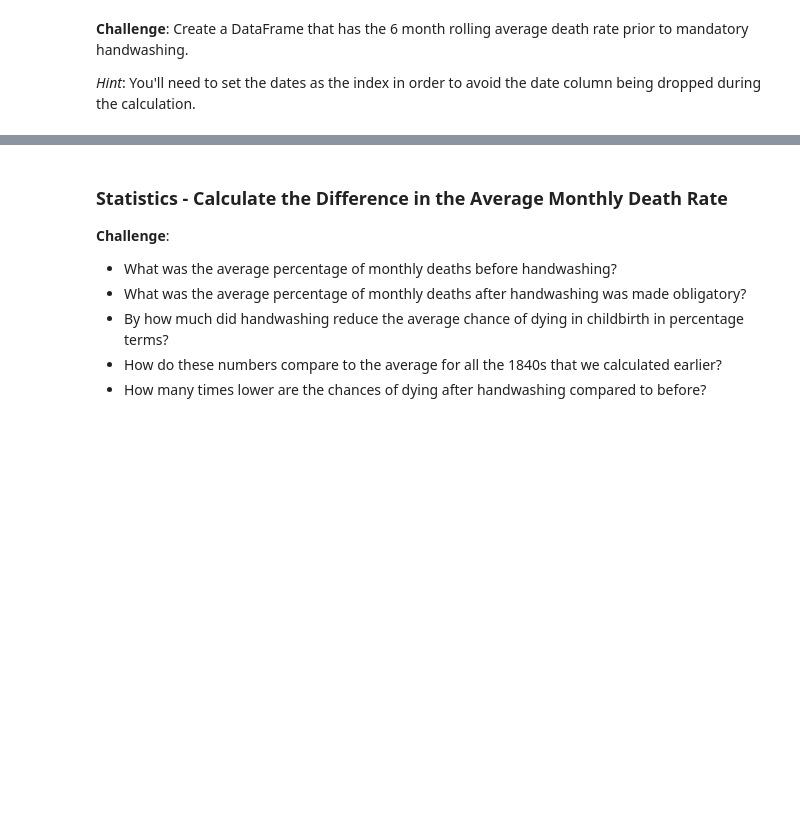
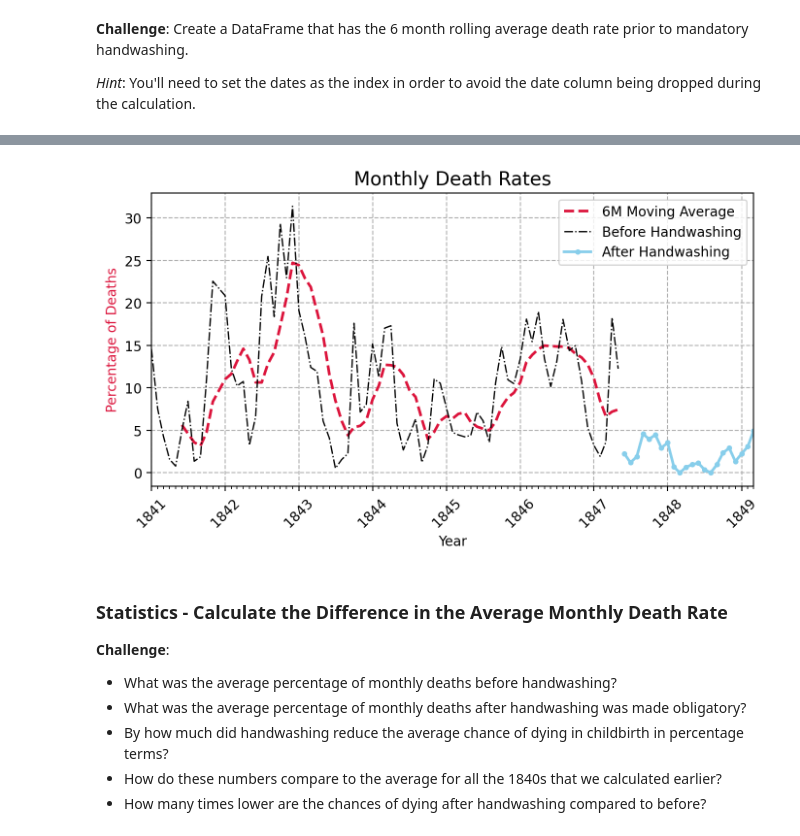
Before and after one commit to zoard-ehmann/100-days-of-python, a Jupyter notebook: Day79/Handwashing_Analysis/Dr_Semmelweis_Handwashing_Discovery.ipynb, the cells around one changed output, grey strips where cells are left out. Drawn from its saved outputs; the diff is of its cells as text; code cells hidden in the pictures; blank space fills up the shorter version.

Commit message:
The effect of handwashing

```diff
--- a/Day79/Handwashing_Analysis/Dr_Semmelweis_Handwashing_Discovery.ipynb
+++ b/Day79/Handwashing_Analysis/Dr_Semmelweis_Handwashing_Discovery.ipynb
@@ -399,3 +399,6 @@ handwashing_start = pd.to_datetime('1847-06-01')
 * Create two subsets from the `df_monthly` data: before and after Dr Semmelweis ordered washing hand.
 * Calculate the average death rate prior to June 1947.
 * Calculate the average death rate after June 1947.
+# %%
+df_monthly['pct_deaths'] = df_monthly.deaths / df_monthly.births * 100
+df_monthly
@@ -401,0 +419,9 @@ handwashing_start = pd.to_datetime('1847-06-01')
+# %%
+death_rate_bw = df_monthly.query('date < @handwashing_start')
+bw_av = death_rate_bw.deaths.sum() / death_rate_bw.births.sum() * 100
+
+death_rate_aw = df_monthly.query('date >= @handwashing_start')
+aw_av = death_rate_aw.deaths.sum() / death_rate_aw.births.sum() * 100
+
+print(f'Average Deaths before handwashing: {bw_av:.4}%')
+print(f'Average Deaths after handwashing: {aw_av:.3}%')
@@ -405,3 +434,6 @@ handwashing_start = pd.to_datetime('1847-06-01')
 **Challenge**: Create a DataFrame that has the 6 month rolling average death rate prior to mandatory handwashing.
 
 *Hint*: You'll need to set the dates as the index in order to avoid the date column being dropped during the calculation.
+# %%
+death_rate_bw_6m = death_rate_bw.set_index('date').rolling(window=6).mean()
+death_rate_bw_6m
@@ -417,6 +464,61 @@ handwashing_start = pd.to_datetime('1847-06-01')
 * Show the moving average as a thicker, crimon line.
 * Show the rate after handwashing as a skyblue line with round markers.
 * Look at the [code snippet in the documentation to see how you can add a legend](https://matplotlib.org/3.1.1/api/_as_gen/matplotlib.pyplot.legend.html) to the chart.
+# %%
+years = mdates.YearLocator()
+months = mdates.MonthLocator()
+years_fmt = mdates.DateFormatter('%Y')
+
+plt.figure(figsize=(8,4), dpi=200)
+plt.title('Monthly Death Rates', fontsize=14)
+plt.xticks(fontsize=10, rotation=45)
+plt.yticks(fontsize=10)
+
+ax1 = plt.gca()
+
+ax1.grid(linestyle='--')
+
+ax1.set_xlabel('Year', fontsize=10)
+ax1.set_ylabel('Percentage of Deaths', fontsize=10, color='crimson')
+
+ax1.set_xlim([df_monthly.date.min(), df_monthly.date.max()])
+
+ax1.xaxis.set_major_locator(years)
+ax1.xaxis.set_major_formatter(years_fmt)
+ax1.xaxis.set_minor_locator(months)
+
+rol_6m_line, = plt.plot(
+    death_rate_bw_6m.index,
+    death_rate_bw_6m.pct_deaths,
+    color='crimson',
+    linewidth=2,
+    linestyle='--',
+    label='6M Moving Average'
+)
+
+bw_line, = plt.plot(
+    death_rate_bw.date,
+    death_rate_bw.pct_deaths,
+    color='black',
+    linewidth=1,
+    linestyle='-.',
+    label='Before Handwashing'
+)
+
+aw_line, = plt.plot(
+    death_rate_aw.date,
+    death_rate_aw.pct_deaths,
+    color='skyblue',
+    linewidth=2,
+    marker='o',
+    markersize='3',
+    label='After Handwashing'
+)
+
+plt.legend(handles=[rol_6m_line, bw_line, aw_line], loc='upper right', fontsize=10)
+plt.show()
+# %% [output]
+[figure, added]
 # %% [markdown]
 ### Statistics - Calculate the Difference in the Average Monthly Death Rate
 
```
Also changed, not shown: parts of 3 cells of this notebook.
